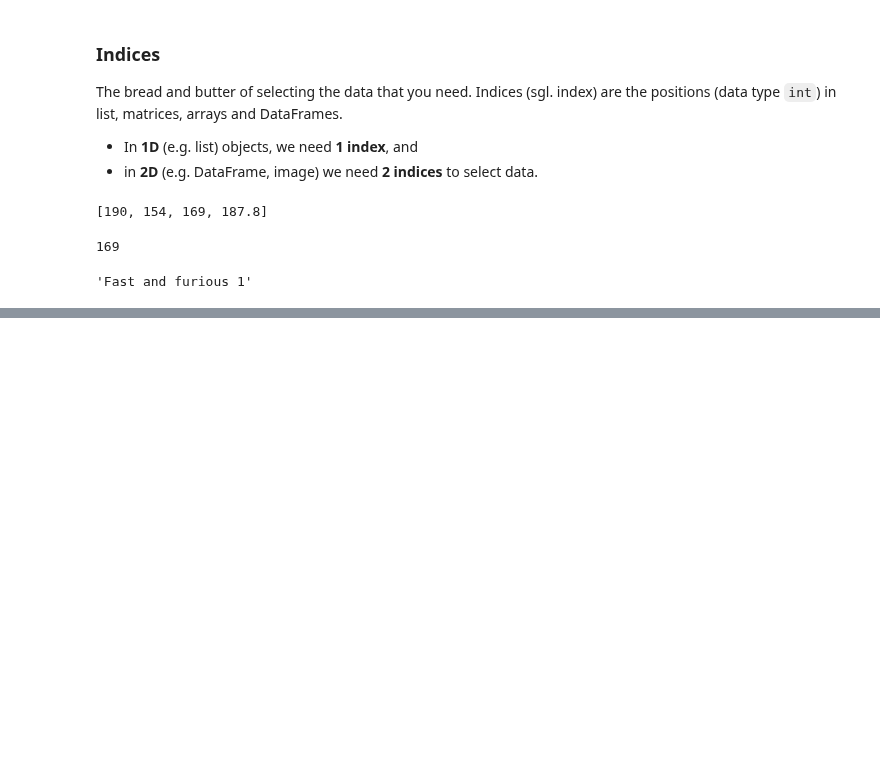
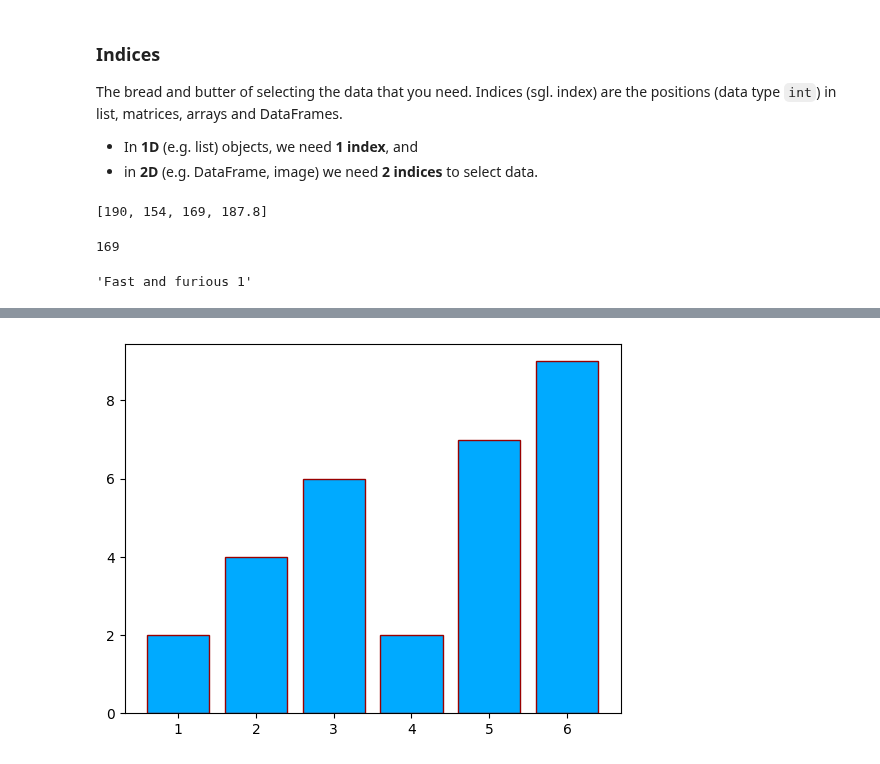
Before and after one commit to pohleric/geoscience-unifr-py, a Jupyter notebook: SGG.02101/Lesson_02/Lecture_2 - programming_basics.ipynb, the cells around one changed output, grey strips where cells are left out. Cells and saved outputs as stored; diff of their text form; code cells hidden in the pictures; blank space fills up the shorter version.

```diff
--- a/SGG.02101/Lesson_02/Lecture_2 - programming_basics.ipynb
+++ b/SGG.02101/Lesson_02/Lecture_2 - programming_basics.ipynb
@@ -651,0 +635,11 @@ It requires the following arguments:
+# %%
+# Example barplot
+
+# creating the plot with the variables for the entire plot(fig) and the actual graph (ax)
+fig, ax = plt.subplots()
+
+# The actual graph
+ax.bar(x,y, facecolor='#00AAFF', edgecolor='#990000')
+plt.show()
+# %% [output]
+[figure, added]
```
Also changed, not shown: parts of 32 cells of this notebook, 2 other files.
